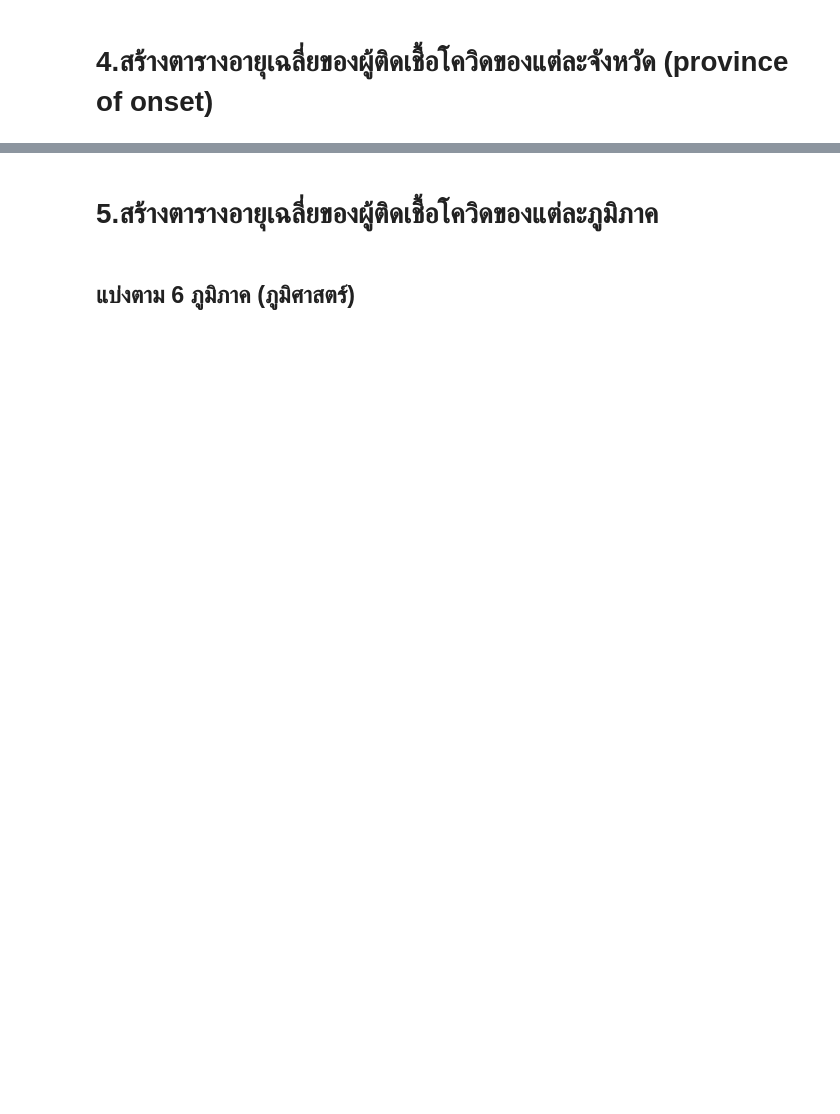
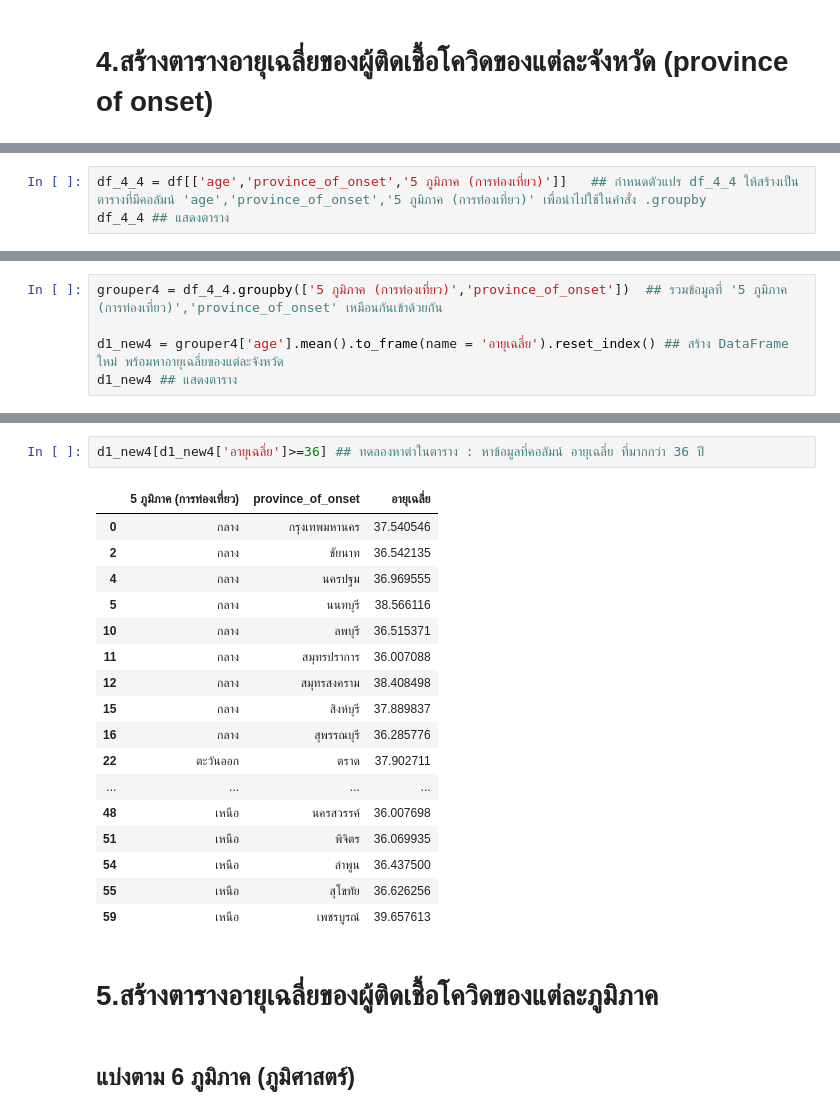
Before and after one commit to ThitiwatJtrsn/data_viz_2022, a Jupyter notebook: BasicPython&DataViz_midterm2022.ipynb, the cells around one changed output, grey strips where cells are left out. Cells and saved outputs as stored; diff of their text form; blank space fills up the shorter version.

```diff
--- a/BasicPython&DataViz_midterm2022.ipynb
+++ b/BasicPython&DataViz_midterm2022.ipynb
@@ -769,0 +922,3 @@ df_province_avg
+# %%
+df_4_4 = df[['age','province_of_onset','5 ภูมิภาค (การท่องเที่ยว)']]   ## กำหนดตัวแปร df_4_4 ให้สร้างเป็นตารางที่มีคอลัมน์ 'age','province_of_onset','5 ภูมิภาค (การท่องเที่ยว)' เพื่อนำไปใช้ในคำสั่ง .groupby
+df_4_4 ## แสดงตาราง
@@ -769,0 +939,5 @@ df_province_avg
+# %%
+grouper4 = df_4_4.groupby(['5 ภูมิภาค (การท่องเที่ยว)','province_of_onset'])  ## รวมข้อมูลที่ '5 ภูมิภาค (การท่องเที่ยว)','province_of_onset' เหมือนกันเข้าด้วยกัน
+
+d1_new4 = grouper4['age'].mean().to_frame(name = 'อายุเฉลี่ย').reset_index() ## สร้าง DataFrame ใหม่ พร้อมหาอายุเฉลี่ยของแต่ละจังหวัด
+d1_new4 ## แสดงตาราง
@@ -770,3 +958,23 @@ df_province_avg
+# %%
+d1_new4[d1_new4['อายุเฉลี่ย']>=36] ## ทดลองหาต่าในตาราง : หาข้อมูลที่คอลัมน์ อายุเฉลี่ย ที่มากกว่า 36 ปี
+# %% [output]
+|  | 5 ภูมิภาค (การท่องเที่ยว) | province_of_onset | อายุเฉลี่ย |
+| 0 | กลาง | กรุงเทพมหานคร | 37.540546 |
+| 2 | กลาง | ชัยนาท | 36.542135 |
+| 4 | กลาง | นครปฐม | 36.969555 |
+| 5 | กลาง | นนทบุรี | 38.566116 |
+| 10 | กลาง | ลพบุรี | 36.515371 |
+| 11 | กลาง | สมุทรปราการ | 36.007088 |
+| 12 | กลาง | สมุทรสงคราม | 38.408498 |
+| 15 | กลาง | สิงห์บุรี | 37.889837 |
+| 16 | กลาง | สุพรรณบุรี | 36.285776 |
+| 22 | ตะวันออก | ตราด | 37.902711 |
+| ... | ... | ... | ... |
+| 48 | เหนือ | นครสวรรค์ | 36.007698 |
+| 51 | เหนือ | พิจิตร | 36.069935 |
+| 54 | เหนือ | ลำพูน | 36.437500 |
+| 55 | เหนือ | สุโขทัย | 36.626256 |
+| 59 | เหนือ | เพชรบูรณ์ | 39.657613 |
 # %% [markdown]
 # 5.สร้างตารางอายุเฉลี่ยของผู้ติดเชื้อโควิดของแต่ละภูมิภาค
 # %% [markdown]
```
Also changed, not shown: parts of 104 cells of this notebook.
